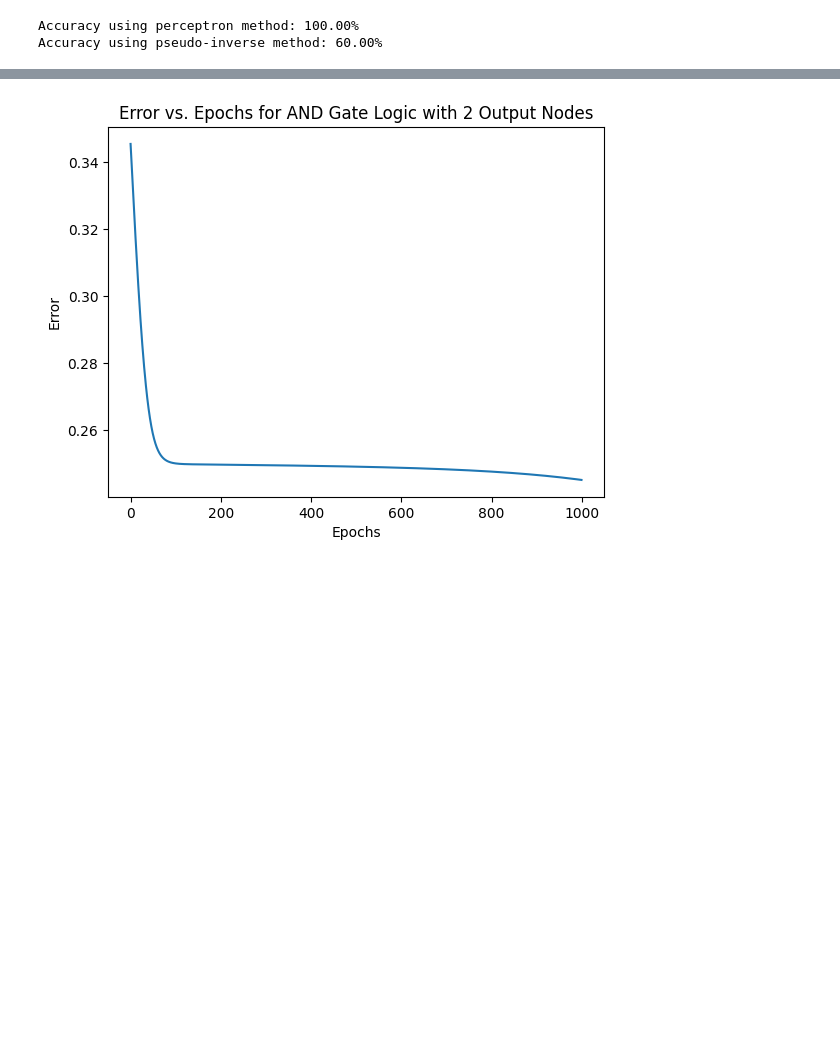
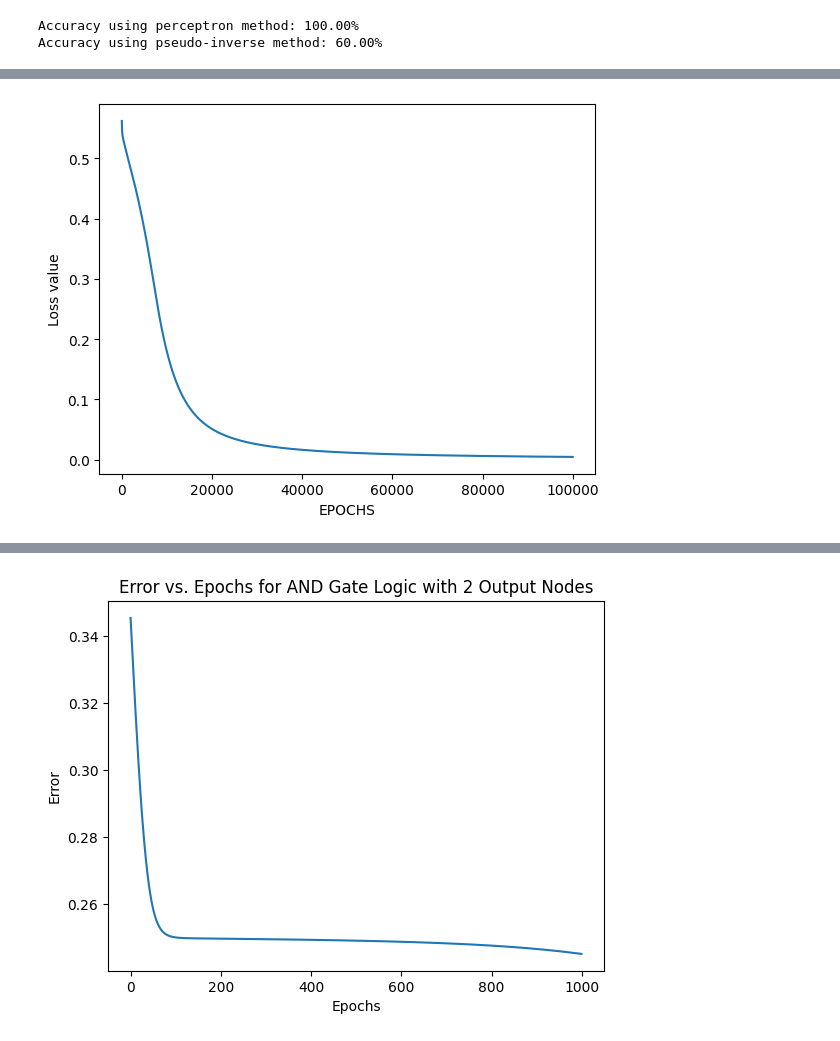
Before and after one commit to Munna-Prasad-Gupta/ML, a Jupyter notebook: ass6.ipynb, the cells around one changed output, grey strips where cells are left out. Cells and saved outputs as stored; diff of their text form; code cells hidden in the pictures; blank space fills up the shorter version.

```diff
--- a/ass6.ipynb
+++ b/ass6.ipynb
@@ -771,0 +671,99 @@ plt.show()
+# %%
+# import Python Libraries
+import numpy as np
+from matplotlib import pyplot as plt
+
+# Sigmoid Function
+def sigmoid(z):
+	return 1 / (1 + np.exp(-z))
+
+# Initialization of the neural network parameters
+# Initialized all the weights in the range of between 0 and 1
+# Bias values are initialized to 0
+def initializeParameters(inputFeatures, neuronsInHiddenLayers, outputFeatures):
+	W1 = np.random.randn(neuronsInHiddenLayers, inputFeatures)
+	W2 = np.random.randn(outputFeatures, neuronsInHiddenLayers)
+	b1 = np.zeros((neuronsInHiddenLayers, 1))
+	b2 = np.zeros((outputFeatures, 1))
+
+	parameters = {"W1" : W1, "b1": b1,
+				"W2" : W2, "b2": b2}
+	return parameters
+
+# Forward Propagation
+def forwardPropagation(X, Y, parameters):
+	m = X.shape[1]
+	W1 = parameters["W1"]
+	W2 = parameters["W2"]
+	b1 = parameters["b1"]
+	b2 = parameters["b2"]
+
+	Z1 = np.dot(W1, X) + b1
+	A1 = sigmoid(Z1)
+	Z2 = np.dot(W2, A1) + b2
+	A2 = sigmoid(Z2)
+
+	cache = (Z1, A1, W1, b1, Z2, A2, W2, b2)
+	logprobs = np.multiply(np.log(A2), Y) + np.multiply(np.log(1 - A2), (1 - Y))
+	cost = -np.sum(logprobs) / m
+	return cost, cache, A2
+
+# Backward Propagation
+def backwardPropagation(X, Y, cache):
+	m = X.shape[1]
+	(Z1, A1, W1, b1, Z2, A2, W2, b2) = cache
+
+	dZ2 = A2 - Y
+	dW2 = np.dot(dZ2, A1.T) / m
+	db2 = np.sum(dZ2, axis = 1, keepdims = True)
+
+	dA1 = np.dot(W2.T, dZ2)
+	dZ1 = np.multiply(dA1, A1 * (1- A1))
+	dW1 = np.dot(dZ1, X.T) / m
+	db1 = np.sum(dZ1, axis = 1, keepdims = True) / m
+
+	gradients = {"dZ2": dZ2, "dW2": dW2, "db2": db2,
+				"dZ1": dZ1, "dW1": dW1, "db1": db1}
+	return gradients
+
+# Updating the weights based on the negative gradients
+def updateParameters(parameters, gradients, learningRate):
+	parameters["W1"] = parameters["W1"] - learningRate * gradients["dW1"]
+	parameters["W2"] = parameters["W2"] - learningRate * gradients["dW2"]
+	parameters["b1"] = parameters["b1"] - learningRate * gradients["db1"]
+	parameters["b2"] = parameters["b2"] - learningRate * gradients["db2"]
+	return parameters
+
+# Model to learn the AND truth table
+X = np.array([[0, 0, 1, 1], [0, 1, 0, 1]]) # AND input
+Y = np.array([[0, 0, 0, 1]]) # AND output
+
+# Define model parameters
+neuronsInHiddenLayers = 2 # number of hidden layer neurons (2)
+inputFeatures = X.shape[0] # number of input features (2)
+outputFeatures = Y.shape[0] # number of output features (1)
+parameters = initializeParameters(inputFeatures, neuronsInHiddenLayers, outputFeatures)
+epoch = 100000
+learningRate = 0.01
+losses = np.zeros((epoch, 1))
+
+for i in range(epoch):
+	losses[i, 0], cache, A2 = forwardPropagation(X, Y, parameters)
+	gradients = backwardPropagation(X, Y, cache)
+	parameters = updateParameters(parameters, gradients, learningRate)
+
+# Evaluating the performance
+plt.figure()
+plt.plot(losses)
+plt.xlabel("EPOCHS")
+plt.ylabel("Loss value")
+plt.show()
+
+# Testing
+X = np.array([[1, 1, 0, 0], [0, 1, 0, 1]]) # AND input
+cost, _, A2 = forwardPropagation(X, Y, parameters)
+prediction = (A2 > 0.5) * 1.0
+# print(A2)
+print(prediction)
+# %% [output]
+[figure, added]
```
Also changed, not shown: parts of 7 cells of this notebook.
